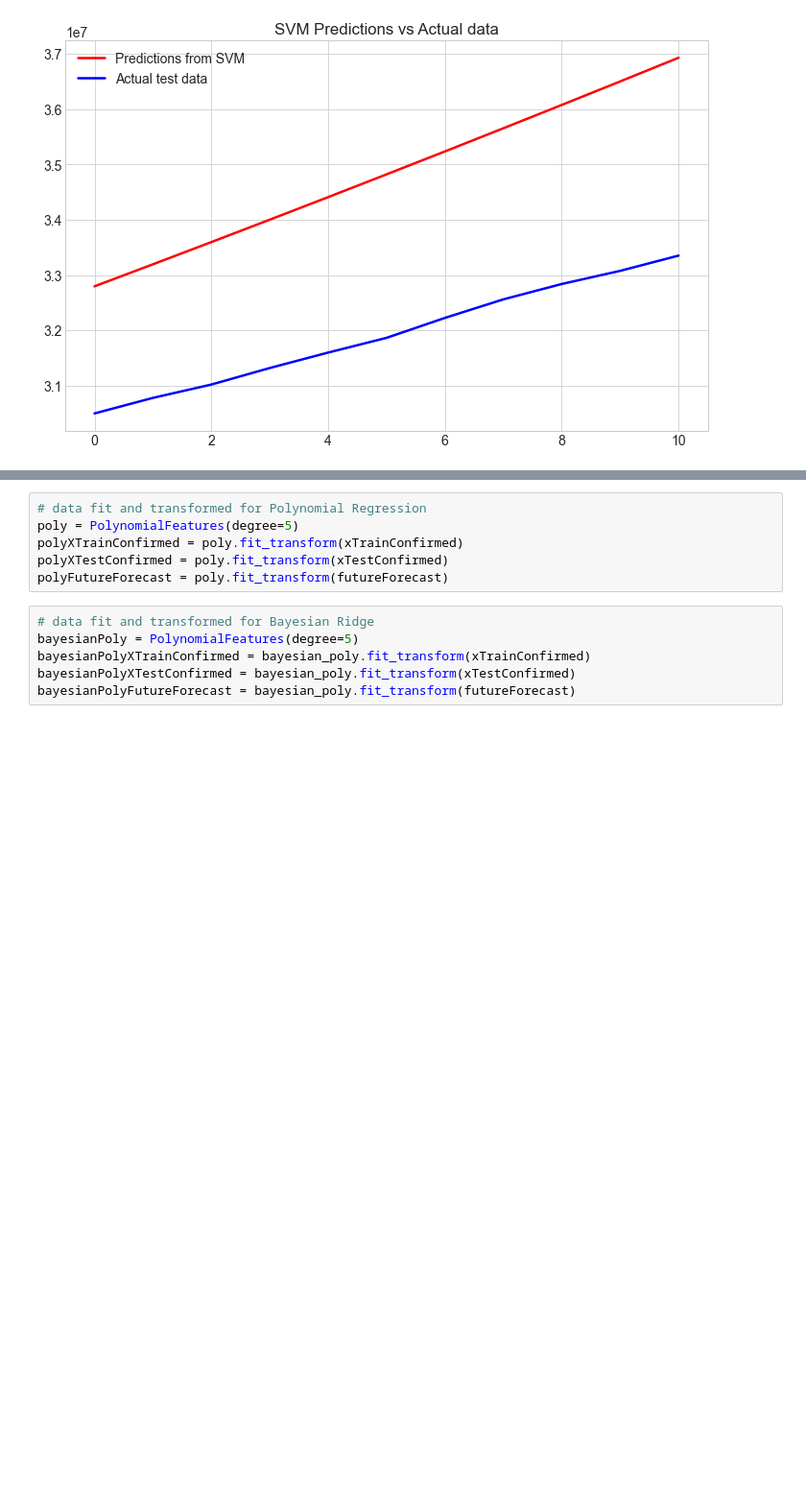
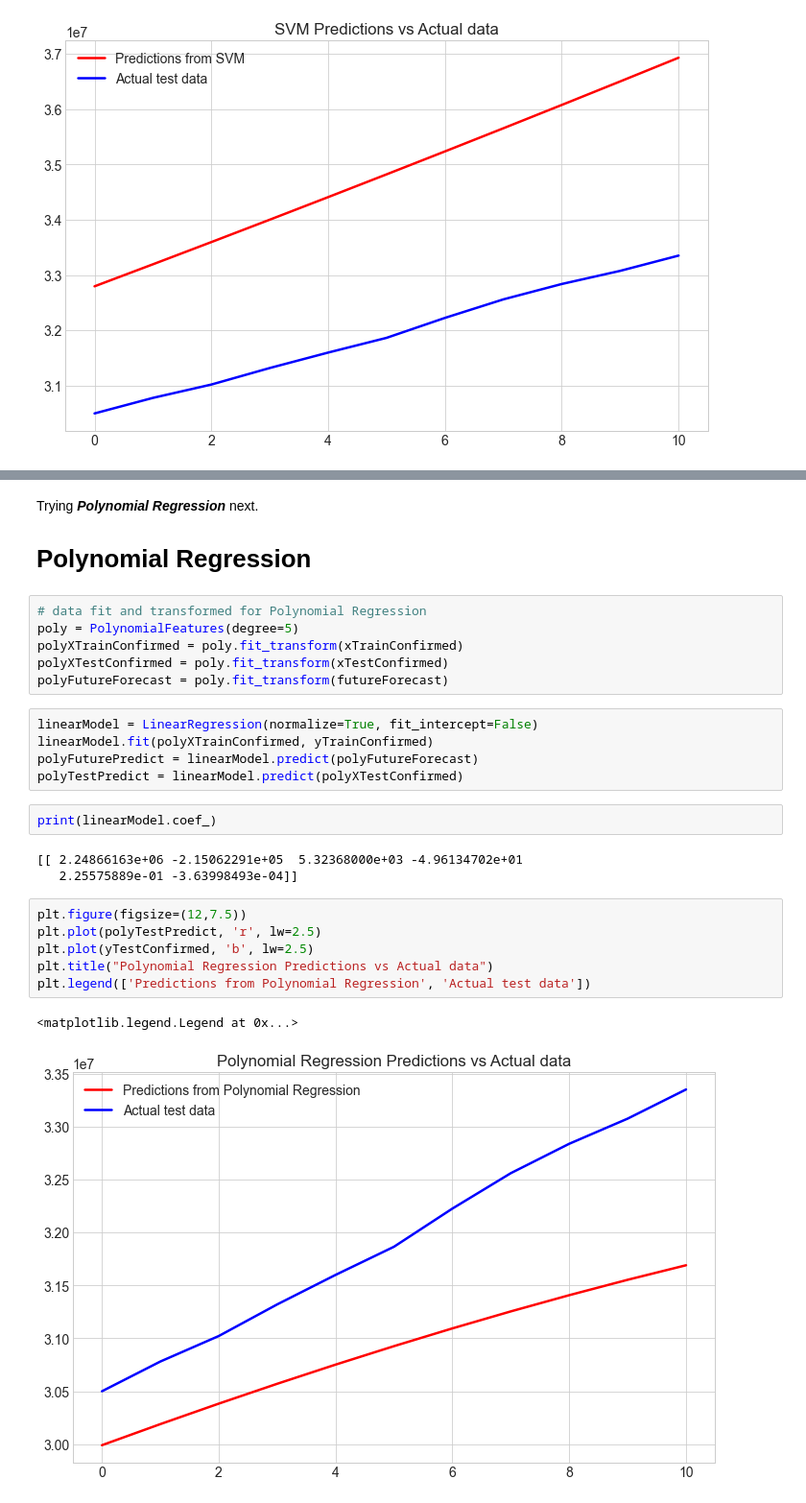
Before and after one commit to Sid1298/Project_COVID-19_Analysis, a Jupyter notebook: covid_prediction.ipynb, the cells around one changed output, grey strips where cells are left out. Shown at 96% size. Saved outputs shown, nothing was run; the diff lists cells and outputs as text; blank space fills up the shorter version.

Commit message:
Completed Polynomial Regression model

```diff
--- a/covid_prediction.ipynb
+++ b/covid_prediction.ipynb
@@ -245,12 +248,28 @@ Trying _**Polynomial Regression**_ next.
+# %% [markdown]
+Trying _**Polynomial Regression**_ next.
+# Polynomial Regression
 # %%
 # data fit and transformed for Polynomial Regression
 poly = PolynomialFeatures(degree=5)
 polyXTrainConfirmed = poly.fit_transform(xTrainConfirmed)
 polyXTestConfirmed = poly.fit_transform(xTestConfirmed)
 polyFutureForecast = poly.fit_transform(futureForecast)
-# %%
-# data fit and transformed for Bayesian Ridge
-bayesianPoly = PolynomialFeatures(degree=5)
-bayesianPolyXTrainConfirmed = bayesian_poly.fit_transform(xTrainConfirmed)
-bayesianPolyXTestConfirmed = bayesian_poly.fit_transform(xTestConfirmed)
-bayesianPolyFutureForecast = bayesian_poly.fit_transform(futureForecast)
+# %%
+linearModel = LinearRegression(normalize=True, fit_intercept=False)
+linearModel.fit(polyXTrainConfirmed, yTrainConfirmed)
+polyFuturePredict = linearModel.predict(polyFutureForecast)
+polyTestPredict = linearModel.predict(polyXTestConfirmed)
+# %%
+print(linearModel.coef_)
+# %% [output]
+[[ 2.24866163e+06 -2.15062291e+05  5.32368000e+03 -4.96134702e+01
+   2.25575889e-01 -3.63998493e-04]]
+# %%
+plt.figure(figsize=(12,7.5))
+plt.plot(polyTestPredict, 'r', lw=2.5)
+plt.plot(yTestConfirmed, 'b', lw=2.5)
+plt.title("Polynomial Regression Predictions vs Actual data")
+plt.legend(['Predictions from Polynomial Regression', 'Actual test data'])
+# %% [output]
+<matplotlib.legend.Legend at 0x...>
+[figure, added]
```
Also changed, not shown: parts of 4 cells of this notebook.
